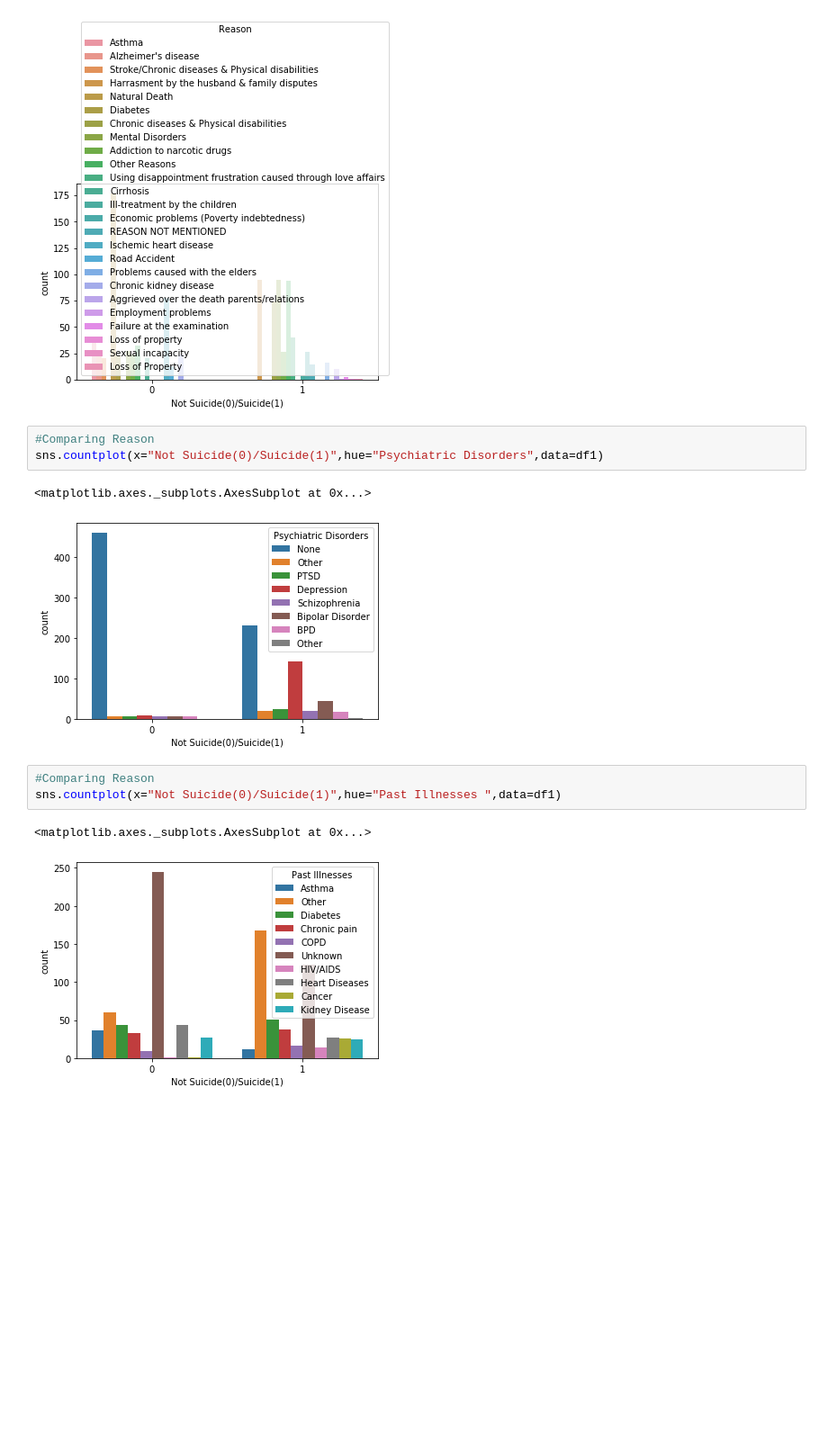
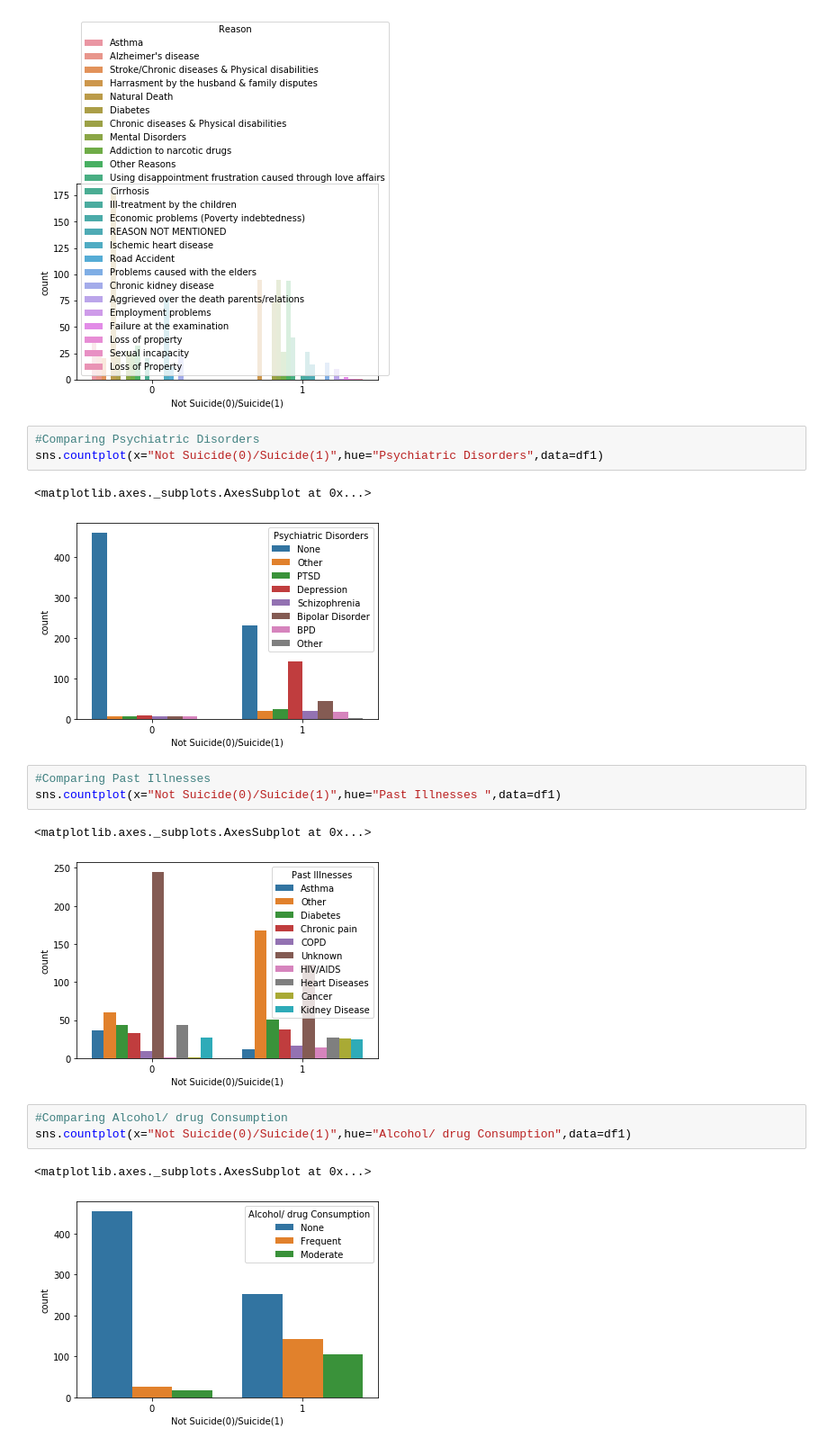
Before and after one commit to dinisurunisal/Suicide-Risk-Prediction-Project, a Jupyter notebook: LogisticRegression/Log1.ipynb, the cells around one changed output. Shown at 90% size. Saved outputs shown, nothing was run; the diff lists cells and outputs as text; blank space fills up the shorter version.

Commit message:
All sns diagrams

```diff
--- a/LogisticRegression/Log1.ipynb
+++ b/LogisticRegression/Log1.ipynb
@@ -120,14 +120,20 @@ sns.countplot(x="Not Suicide(0)/Suicide(1)",hue="Reason",data=df1)
 <matplotlib.axes._subplots.AxesSubplot at 0x...>
 [figure]
 # %%
-#Comparing Reason
+#Comparing Psychiatric Disorders
 sns.countplot(x="Not Suicide(0)/Suicide(1)",hue="Psychiatric Disorders",data=df1)
 # %% [output]
 <matplotlib.axes._subplots.AxesSubplot at 0x...>
 [figure]
 # %%
-#Comparing Reason
+#Comparing Past Illnesses
 sns.countplot(x="Not Suicide(0)/Suicide(1)",hue="Past Illnesses ",data=df1)
 # %% [output]
 <matplotlib.axes._subplots.AxesSubplot at 0x...>
 [figure]
+# %%
+#Comparing Alcohol/ drug Consumption
+sns.countplot(x="Not Suicide(0)/Suicide(1)",hue="Alcohol/ drug Consumption",data=df1)
+# %% [output]
+<matplotlib.axes._subplots.AxesSubplot at 0x...>
+[figure, added]
```
Also changed, not shown: parts of 9 cells of this notebook.
